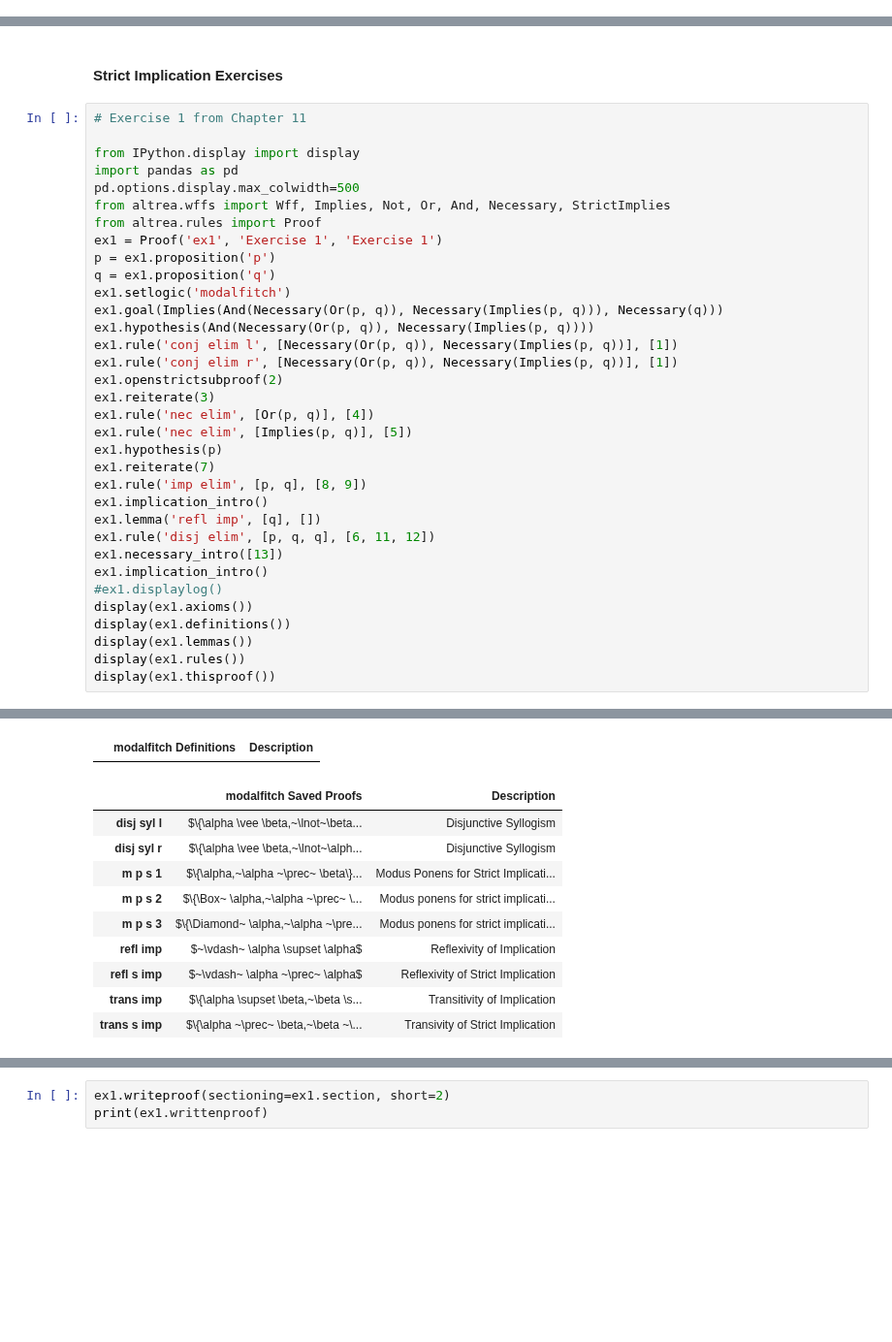
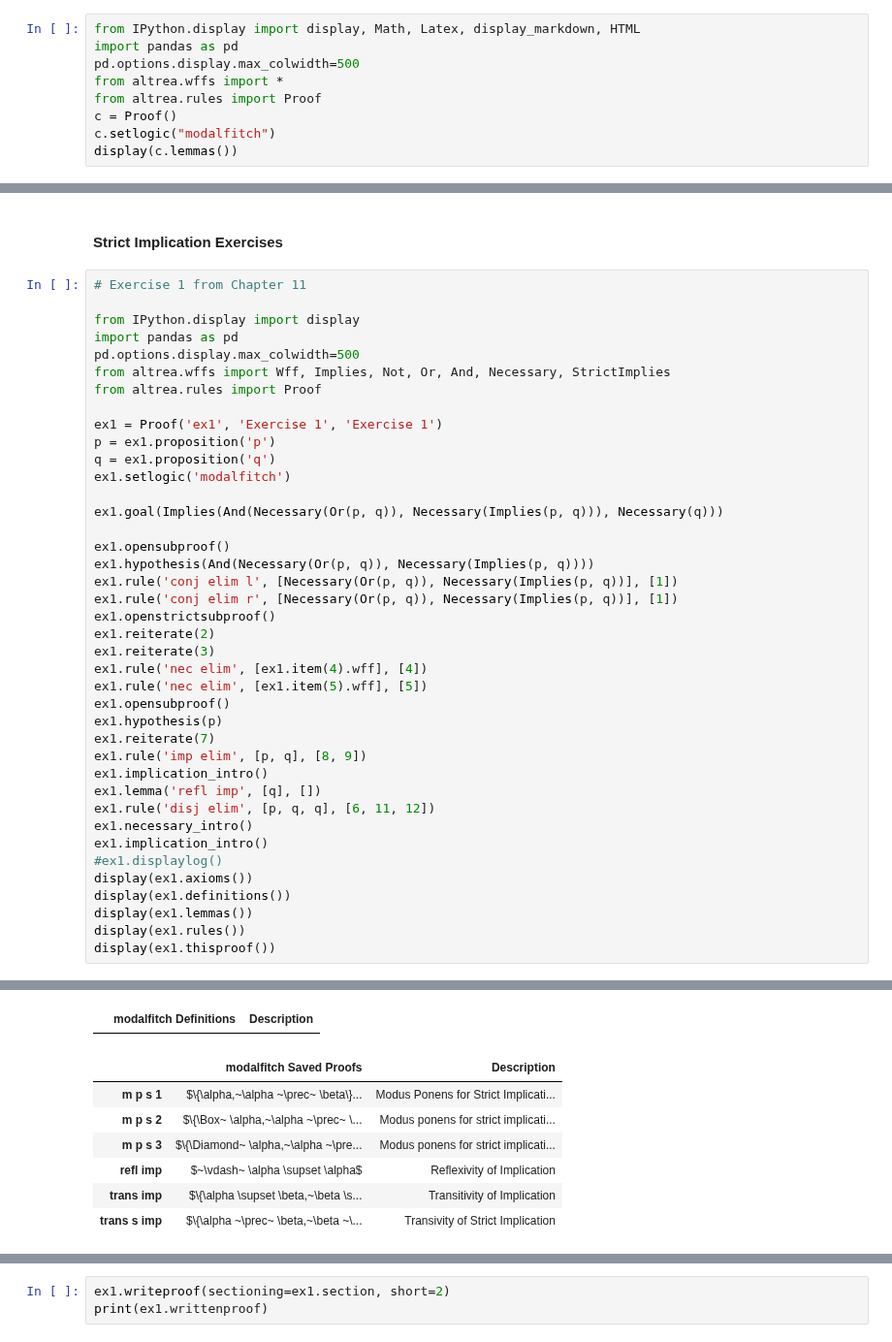
Before and after one commit to FrankHubeny/AltRea, a Jupyter notebook: modalfitch.ipynb, the cells around one changed output, grey strips where cells are left out. Shown at 97% size. Cells and saved outputs as stored; diff of their text form; blank space fills up the shorter version.

```diff
--- a/modalfitch.ipynb
+++ b/modalfitch.ipynb
@@ -121,3 +117,12 @@ c.truthtable(useint=1)
 | 1 | 1 | $\parallel $ |  | 1 | $\color{green}\checkmark$ |
 | 2 | 0 | $\parallel $ |  | 0 | $\color{red}\chi$ |
 |  |  |  | Invalid |  |  |
+# %%
+from IPython.display import display, Math, Latex, display_markdown, HTML
+import pandas as pd
+pd.options.display.max_colwidth=500
+from altrea.wffs import *
+from altrea.rules import Proof
+c = Proof()
+c.setlogic("modalfitch")
+display(c.lemmas())
@@ -788,44 +746,47 @@ from IPython.display import display
 import pandas as pd
 pd.options.display.max_colwidth=500
 from altrea.wffs import Wff, Implies, Not, Or, And, Necessary, StrictImplies
 from altrea.rules import Proof
+
 ex1 = Proof('ex1', 'Exercise 1', 'Exercise 1')
 p = ex1.proposition('p')
 q = ex1.proposition('q')
 ex1.setlogic('modalfitch')
+
 ex1.goal(Implies(And(Necessary(Or(p, q)), Necessary(Implies(p, q))), Necessary(q)))
+
+ex1.opensubproof()
 ex1.hypothesis(And(Necessary(Or(p, q)), Necessary(Implies(p, q))))
 ex1.rule('conj elim l', [Necessary(Or(p, q)), Necessary(Implies(p, q))], [1])
 ex1.rule('conj elim r', [Necessary(Or(p, q)), Necessary(Implies(p, q))], [1])
-ex1.openstrictsubproof(2)
+ex1.openstrictsubproof()
+ex1.reiterate(2)
 ex1.reiterate(3)
-ex1.rule('nec elim', [Or(p, q)], [4])
-ex1.rule('nec elim', [Implies(p, q)], [5])
+ex1.rule('nec elim', [ex1.item(4).wff], [4])
+ex1.rule('nec elim', [ex1.item(5).wff], [5])
+ex1.opensubproof()
 ex1.hypothesis(p)
 ex1.reiterate(7)
 ex1.rule('imp elim', [p, q], [8, 9])
 ex1.implication_intro()
 ex1.lemma('refl imp', [q], [])
 ex1.rule('disj elim', [p, q, q], [6, 11, 12])
-ex1.necessary_intro([13])
+ex1.necessary_intro()
 ex1.implication_intro()
 #ex1.displaylog()
 display(ex1.axioms())
 display(ex1.definitions())
 display(ex1.lemmas())
 display(ex1.rules())
 display(ex1.thisproof())
 # %% [output]
 |  | modalfitch Axioms | Description |
 |  | modalfitch Definitions | Description |
 |  | modalfitch Saved Proofs | Description |
-| disj syl l | $\{\alpha \vee \beta,~\lnot~\beta... | Disjunctive Syllogism |
-| disj syl r | $\{\alpha \vee \beta,~\lnot~\alph... | Disjunctive Syllogism |
 | m p s 1 | $\{\alpha,~\alpha ~\prec~ \beta\}... | Modus Ponens for Strict Implicati... |
 | m p s 2 | $\{\Box~ \alpha,~\alpha ~\prec~ \... | Modus ponens for strict implicati... |
 | m p s 3 | $\{\Diamond~ \alpha,~\alpha ~\pre... | Modus ponens for strict implicati... |
 | refl imp | $~\vdash~ \alpha \supset \alpha$ | Reflexivity of Implication |
-| refl s imp | $~\vdash~ \alpha ~\prec~ \alpha$ | Reflexivity of Strict Implication |
 | trans imp | $\{\alpha \supset \beta,~\beta \s... | Transitivity of Implication |
 | trans s imp | $\{\alpha ~\prec~ \beta,~\beta ~\... | Transivity of Strict Implication |
 |  | modalfitch Rules | Description |
```
Also changed, not shown: parts of 27 cells of this notebook, 23 other files.
